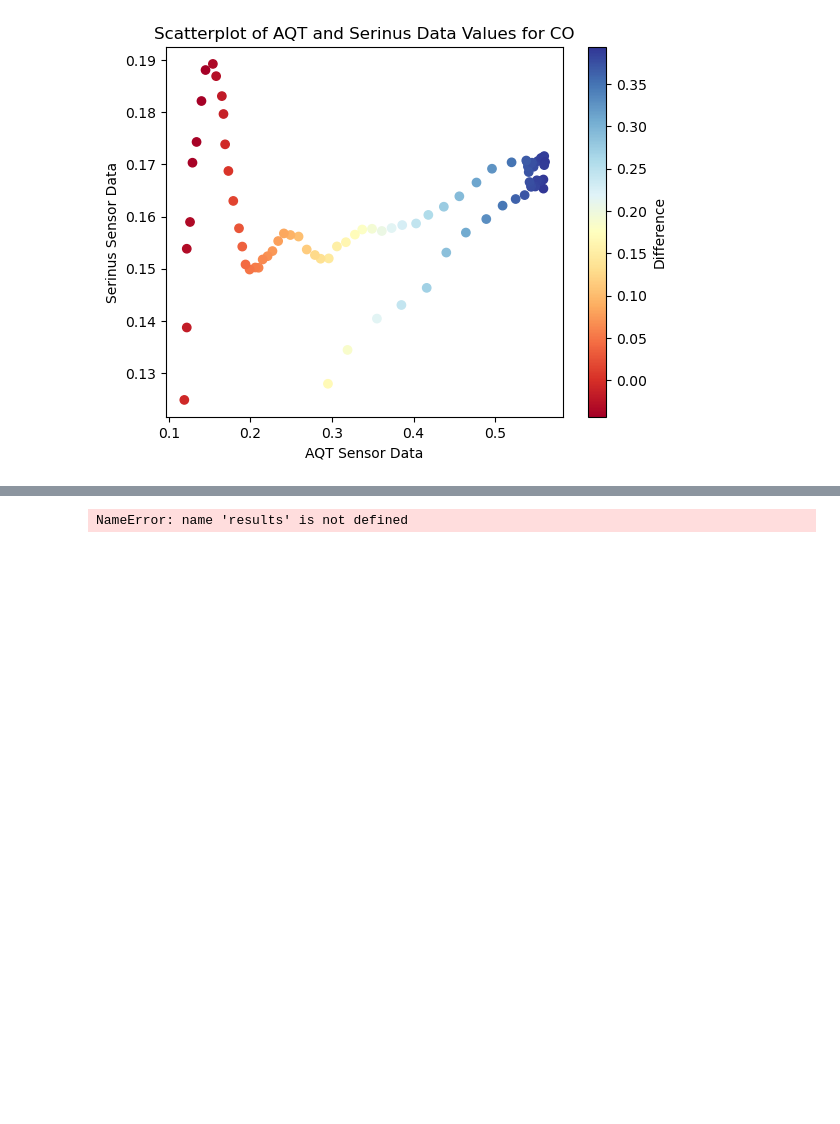
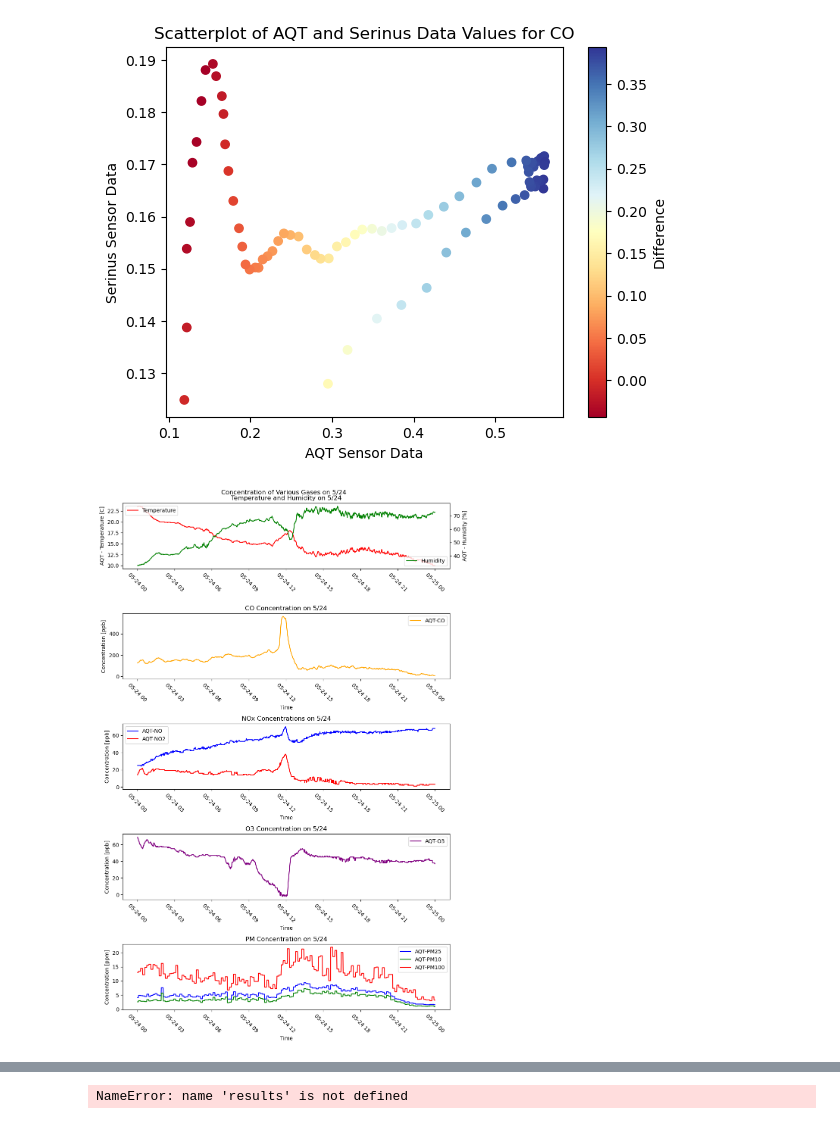
Before and after one commit to EVS-ATMOS/air-quality-sensors, a Jupyter notebook: toybox.ipynb, the cells around one changed output, grey strips where cells are left out. Drawn from its saved outputs; the diff is of its cells as text; code cells hidden in the pictures; blank space fills up the shorter version.

Commit message:
Added some additional graphs

```diff
--- a/toybox.ipynb
+++ b/toybox.ipynb
@@ -53,8 +37,8 @@ Note: you may need to restart the kernel to use updated packages.
 # %%
 DATE = "2023-05-24"
 # Times must be in UTC
-TIME_START = "11:27:00"
-TIME_STOP = "12:46:00"
+TIME_START = "00:00:00"
+TIME_STOP = "23:59:59"
 RADAR_ID = "KLOT"
 # %%
 ## convert input date and time to timestamps
@@ -641,3 +625,60 @@ plt.savefig("CO Scatter")
 [figure]
 [figure]
 [figure]
+# %%
+## Making above as a subplot
+
+plt.figure(figsize=(10,15))
+ax1 = plt.subplot(5,1,1)
+plt.plot(aqtemp["timestamp"], aqtemp["value"], label="Temperature", color="Red")
+plt.ylabel("AQT - Temperature [C]")
+plt.xticks(rotation=315)
+plt.legend(loc=2)
+plt.title("Temperature and Humidity on 5/24")
+ax2 = ax1.twinx()
+ax2.plot(aqhum["timestamp"], aqhum["value"], label="Humidity", color="Green")
+plt.ylabel("AQT - Humidity [%]")
+plt.legend(loc=4)
+plt.xlabel("Time")
+
+plt.subplot(5,1,2)
+plt.plot(co["timestamp"], co["value"]*1000, label="AQT-CO", color="Orange")
+plt.ylabel("Concentration [ppb]")
+plt.title("CO Concentration on 5/24")
+plt.legend()
+plt.xticks(rotation=315)
+plt.xlabel("Time")
+
+plt.subplot(5,1,3)
+plt.plot(no["timestamp"], no["value"]*1000, label="AQT-NO", color="Blue")
+plt.plot(no2["timestamp"], no2["value"]*1000, label="AQT-NO2", color="Red")
+plt.ylabel("Concentration [ppb]")
+plt.title("NOx Concentrations on 5/24")
+plt.legend()
+plt.xticks(rotation=315)
+plt.xlabel("Time")
+
+plt.subplot(5,1,4)
+plt.plot(o3["timestamp"], o3["value"]*1000, label="AQT-O3", color="Purple")
+plt.ylabel("Concentration [ppb]")
+plt.title("O3 Concentration on 5/24")
+plt.legend()
+plt.xticks(rotation=315)
+plt.xlabel("Time")
+plt.suptitle("Concentration of Various Gases on 5/24")
+
+## Adding in plots for PM
+plt.subplot(5,1,5)
+plt.plot(pm25["timestamp"], pm25["value"], label="AQT-PM25", color="Blue")
+plt.plot(pm10["timestamp"], pm10["value"], label="AQT-PM10", color="Green")
+plt.plot(pm100["timestamp"], pm100["value"], label="AQT-PM100", color="Red")
+plt.ylabel("Concentration [ppm]")
+plt.title("PM Concentration on 5/24")
+plt.legend()
+plt.xticks(rotation=315)
+plt.xlabel("Time")
+
+plt.tight_layout()
+plt.savefig("Comparison")
+# %% [output]
+[figure, added]
```
Also changed, not shown: parts of 4 cells of this notebook.
